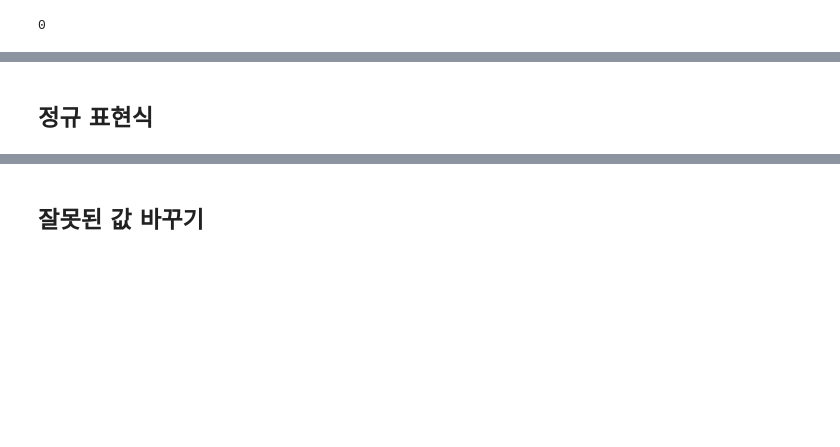
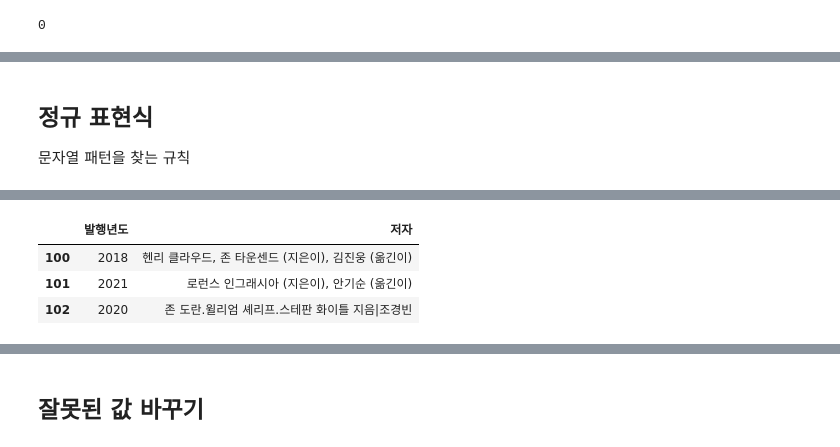
Before and after one commit to KYM-35/hg-da, a Jupyter notebook: 03-2.ipynb, the cells around one changed output, grey strips where cells are left out. Drawn from its saved outputs; the diff is of its cells as text; code cells hidden in the pictures; blank space fills up the shorter version.

```diff
--- a/03-2.ipynb
+++ b/03-2.ipynb
@@ -222,3 +228,4 @@ NameError: name 'ns_book4' is not defined
 # %% [markdown]
 ## 정규 표현식
+문자열 패턴을 찾는 규칙
 # %%
@@ -233,6 +244,13 @@ ns_book4.replace({'발행년도': {r'\d\d(\d\d)': r'\1'}}, regex=True)[100:102]
 |  | 번호 | 도서명 | 저자 | 출판사 | 발행년도 | ISBN | 세트 ISBN | 부가기호 | 권 | 주제분류번호 | 도서권수 | ... |
 | 100 | 101 | No라고 말할 줄 아는 남편과 아내 - 개정판 | 헨리 클라우드, 존 타운센드 (지은이), 김진웅 (옮긴이) | 좋은씨앗 | 18 | 9788958743019 |  | NaN | NaN | 234.9 | 1 | ... |
 | 101 | 102 | D2C 레볼루션 - 스타트업부터 글로벌 기업까지, 마켓 체인... | 로런스 인그래시아 (지은이), 안기순 (옮긴이) | 부키 | 21 | 9788960518483 |  | NaN | NaN | 325.1 | 1 | ... |
+# %%
+ns_book4.loc[100:102, ['발행년도', '저자']]
+# %% [output]
+|  | 발행년도 | 저자 |
+| 100 | 2018 | 헨리 클라우드, 존 타운센드 (지은이), 김진웅 (옮긴이) |
+| 101 | 2021 | 로런스 인그래시아 (지은이), 안기순 (옮긴이) |
+| 102 | 2020 | 존 도란.윌리엄 셰리프.스테판 화이틀 지음|조경빈 |
 # %%
 ns_book4.replace({'발행년도': {r'\d{2}(\d{2})': r'\1'}}, regex=True)[100:102]
 # %% [output]
```
Also changed, not shown: parts of 8 cells of this notebook.
